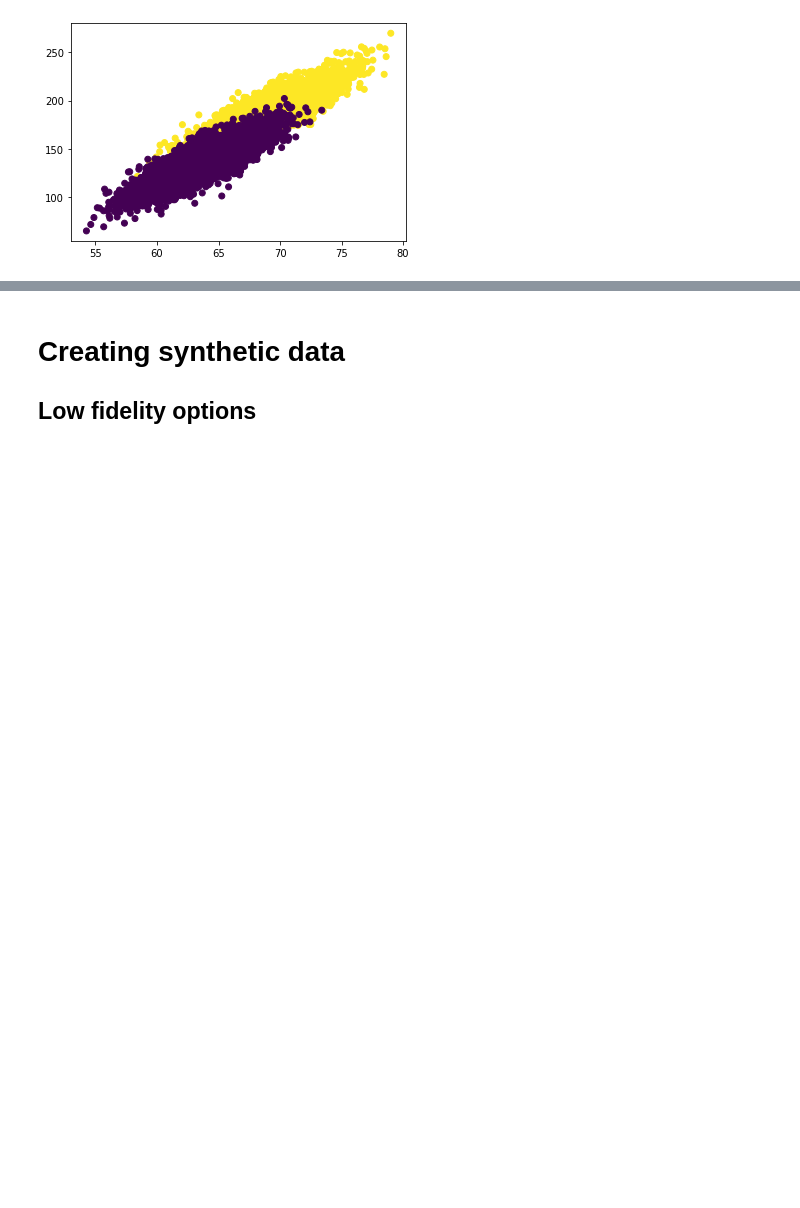
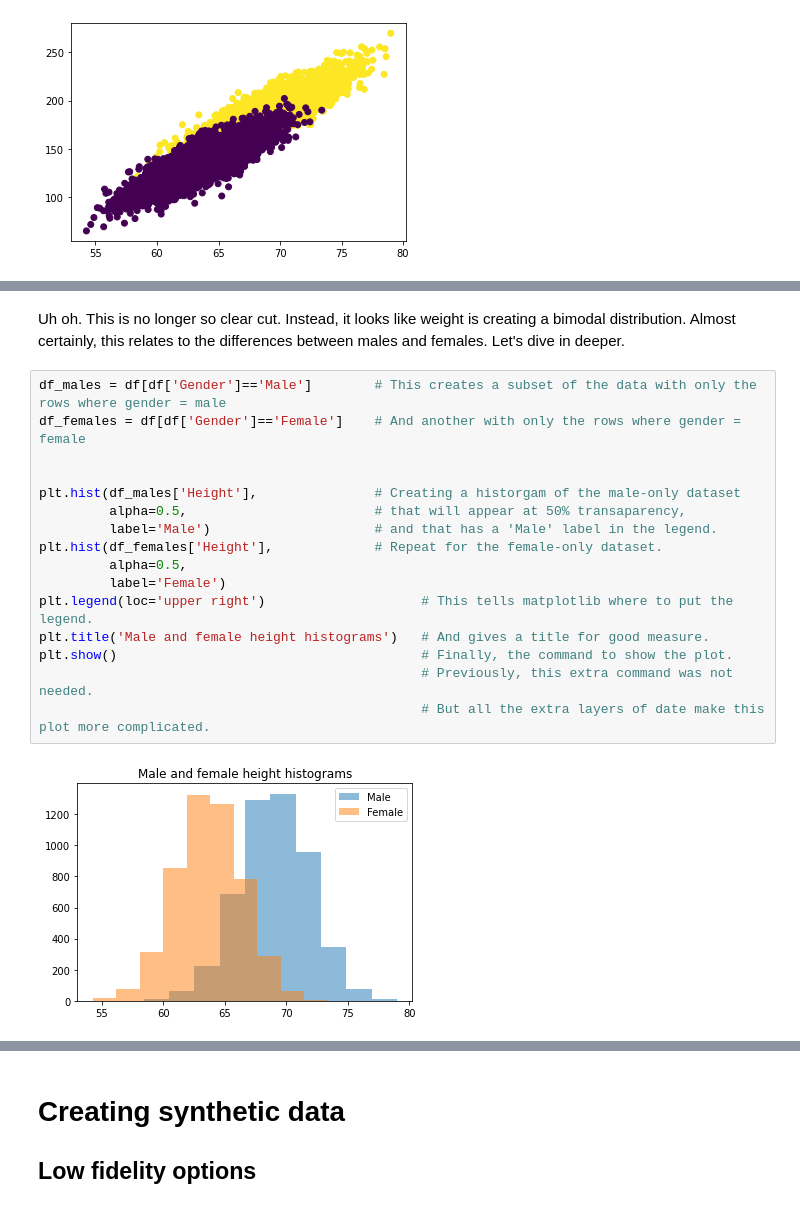
Before and after one commit to UKDataServiceOpen/Synthetic-Data, a Jupyter notebook: code-demo/CodeDemo-Basics.ipynb, the cells around one changed output, grey strips where cells are left out. Cells and saved outputs as stored; diff of their text form; blank space fills up the shorter version.

```diff
--- a/code-demo/CodeDemo-Basics.ipynb
+++ b/code-demo/CodeDemo-Basics.ipynb
@@ -207,0 +293,20 @@ The visualisations show that there is a clear relationship between the variables
+# %% [markdown]
+Uh oh. This is no longer so clear cut. Instead, it looks like weight is creating a bimodal distribution. Almost certainly, this relates to the differences between males and females. Let's dive in deeper.
+# %%
+df_males = df[df['Gender']=='Male']        # This creates a subset of the data with only the rows where gender = male
+df_females = df[df['Gender']=='Female']    # And another with only the rows where gender = female
+
+
+plt.hist(df_males['Height'],               # Creating a historgam of the male-only dataset
+         alpha=0.5,                        # that will appear at 50% transaparency,
+         label='Male')                     # and that has a 'Male' label in the legend.
+plt.hist(df_females['Height'],             # Repeat for the female-only dataset.
+         alpha=0.5,
+         label='Female')
+plt.legend(loc='upper right')                    # This tells matplotlib where to put the legend.
+plt.title('Male and female height histograms')   # And gives a title for good measure.
+plt.show()                                       # Finally, the command to show the plot.
+                                                 # Previously, this extra command was not needed.
+                                                 # But all the extra layers of date make this plot more complicated.
+# %% [output]
+[figure, added]
```
Also changed, not shown: parts of 52 cells of this notebook.
